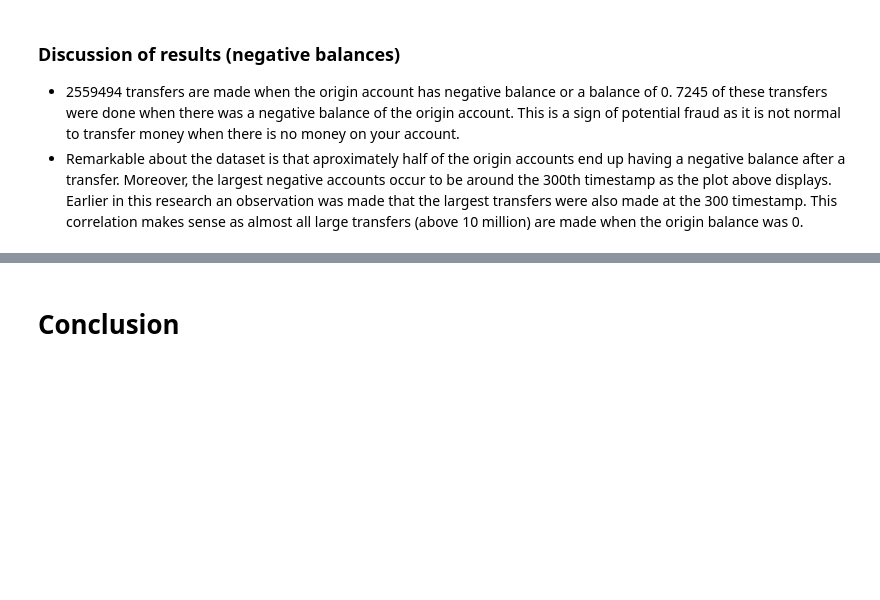
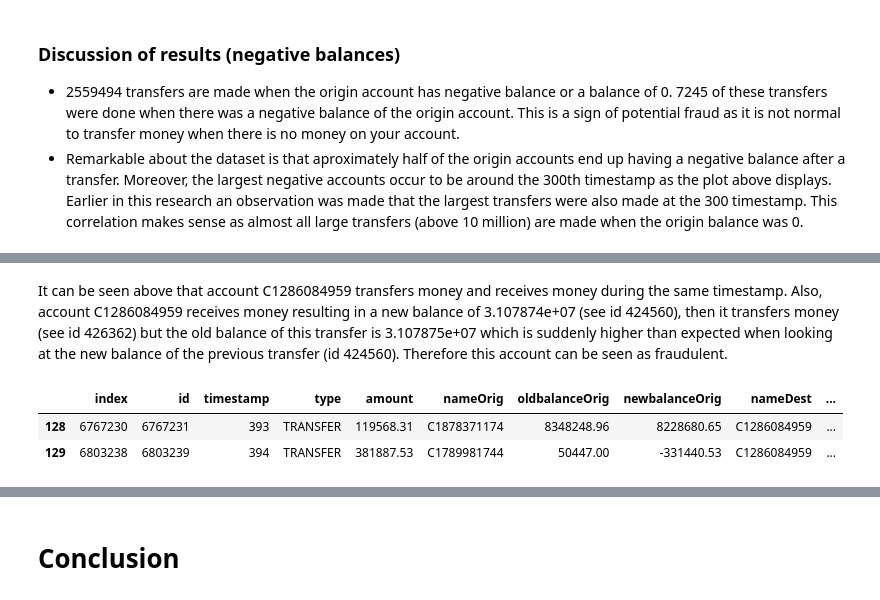
Before and after one commit to eboateng/FoDA, a Jupyter notebook: Assignment 1/Assignment1_group2.ipynb, the cells around one changed output, grey strips where cells are left out. Saved outputs shown, nothing was run; the diff lists cells and outputs as text; code cells hidden in the pictures; blank space fills up the shorter version.

```diff
--- a/Assignment 1/Assignment1_group2.ipynb
+++ b/Assignment 1/Assignment1_group2.ipynb
@@ -460,0 +503,9 @@ df_negativebalance1.plot(x='newbalanceOrig', y='timestamp', kind='scatter',
+# %% [markdown]
+It can be seen above that account C1286084959 transfers money and receives money during the same timestamp. Also, account C1286084959 receives money resulting in a new balance of 3.107874e+07 (see id 424560), then it transfers money (see id 426362) but the old balance of this transfer is 3.107875e+07 which is suddenly higher than expected when looking at the new balance of the previous transfer (id 424560). Therefore this account can be seen as fraudulent.
+# %%
+# Show fraud for account C1286084959 on time stamp
+check_C1286084959.iloc[[128,129]]
+# %% [output]
+|  | index | id | timestamp | type | amount | nameOrig | oldbalanceOrig | newbalanceOrig | nameDest | ... |
+| 128 | 6767230 | 6767231 | 393 | TRANSFER | 119568.31 | C1878371174 | 8348248.96 | 8228680.65 | C1286084959 | ... |
+| 129 | 6803238 | 6803239 | 394 | TRANSFER | 381887.53 | C1789981744 | 50447.00 | -331440.53 | C1286084959 | ... |
```
Also changed, not shown: parts of 21 cells of this notebook.
